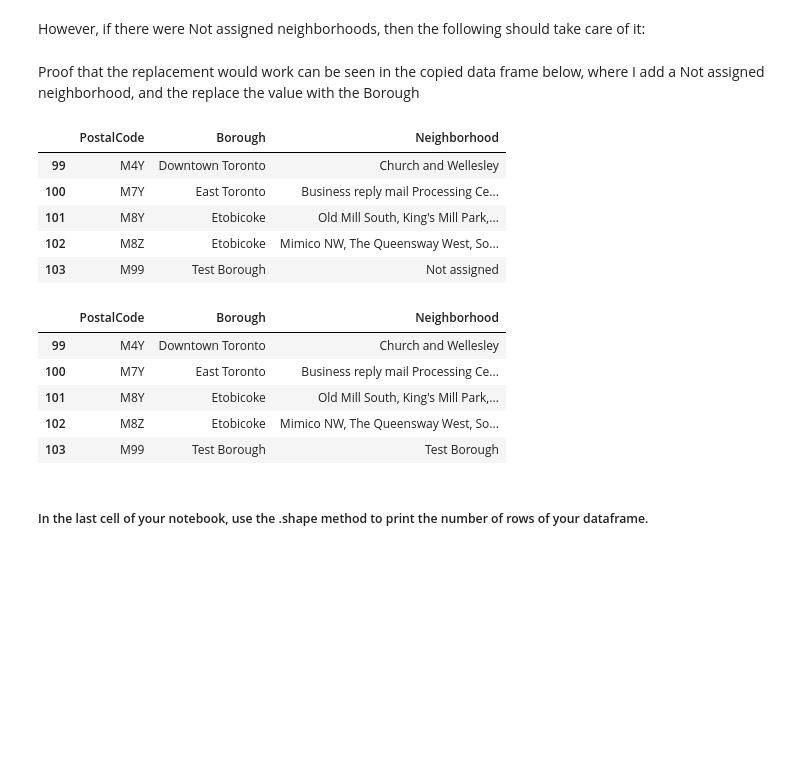
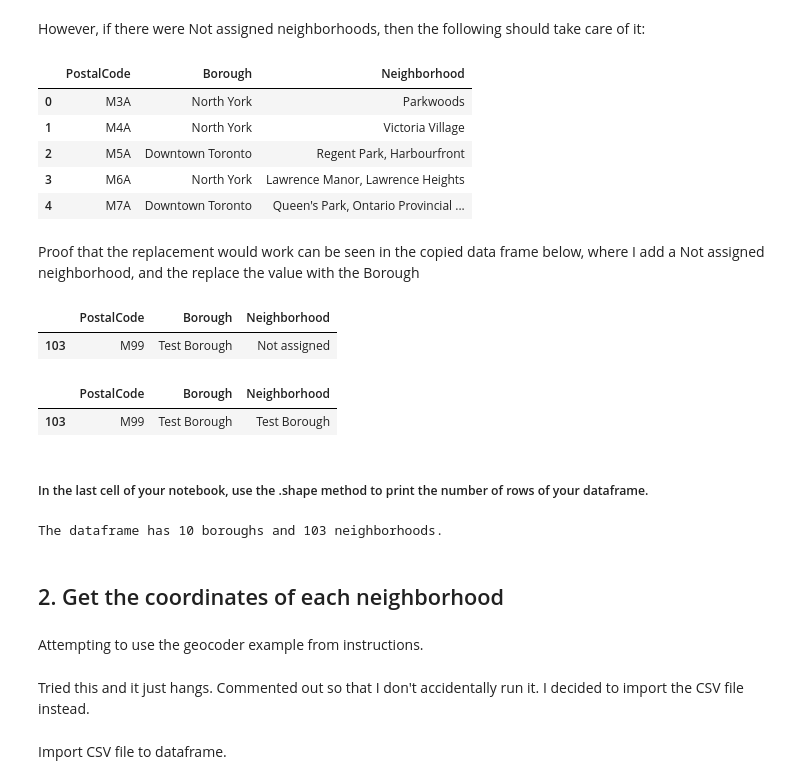
Before and after one commit to benhaworth81/ibmPythonDataScience_Coursera_Capstone, a Jupyter notebook: Segmenting_Clustering_Neighborhoods_Toronto.ipynb, the cells around one changed output. Drawn from its saved outputs; the diff is of its cells as text; code cells hidden in the pictures; blank space fills up the shorter version.

```diff
--- a/Segmenting_Clustering_Neighborhoods_Toronto.ipynb
+++ b/Segmenting_Clustering_Neighborhoods_Toronto.ipynb
@@ -16 +29,9 @@ import numpy as np
+# %%
+# import modules needed for typical data analysis steps
+
+import pandas as pd
+import numpy as np
+
+pd.set_option('display.max_columns', None)
+pd.set_option('display.max_rows', None)
 # %% [markdown]
@@ -30,10 +56,7 @@ Data scraped using Beautiful Soup having looked at several posts:
 # %%
-import requests
-from bs4 import BeautifulSoup
-
 url = 'https://en.wikipedia.org/wiki/List_of_postal_codes_of_Canada:_M'
 
-request = requests.get(URL).text
+request = requests.get(url).text
 soup = BeautifulSoup(request,'lxml')
 
 myTable = soup.find('table',{'class':'wikitable sortable'})
@@ -103,33 +126,44 @@ However, if there were Not assigned neighborhoods, then the following should tak
 dfNeighborhoods['Neighborhood'].loc[(dfNeighborhoods['Neighborhood'] == 'Not assigned')] = dfNeighborhoods['Borough']
 
 dfNeighborhoods.head()
+# %% [output]
+|  | PostalCode | Borough | Neighborhood |
+| 0 | M3A | North York | Parkwoods |
+| 1 | M4A | North York | Victoria Village |
+| 2 | M5A | Downtown Toronto | Regent Park, Harbourfront |
+| 3 | M6A | North York | Lawrence Manor, Lawrence Heights |
+| 4 | M7A | Downtown Toronto | Queen's Park, Ontario Provincial ... |
 # %% [markdown]
 Proof that the replacement would work can be seen in the copied data frame below, where I add a Not assigned neighborhood, and the replace the value with the Borough
 # %%
 dfNeighborhoodsCopy = dfNeighborhoods
 
 row = pd.DataFrame([['M99','Test Borough', 'Not assigned']], columns=['PostalCode', 'Borough', 'Neighborhood'])
 
 dfNeighborhoodsCopy = dfNeighborhoodsCopy.append(row, ignore_index=True)
 
-dfNeighborhoodsCopy.tail()
+dfNeighborhoodsCopy.tail(1)
 # %% [output]
 |  | PostalCode | Borough | Neighborhood |
-| 99 | M4Y | Downtown Toronto | Church and Wellesley |
-| 100 | M7Y | East Toronto | Business reply mail Processing Ce... |
-| 101 | M8Y | Etobicoke | Old Mill South, King's Mill Park,... |
-| 102 | M8Z | Etobicoke | Mimico NW, The Queensway West, So... |
 | 103 | M99 | Test Borough | Not assigned |
 # %%
 dfNeighborhoodsCopy['Neighborhood'].loc[(dfNeighborhoodsCopy['Neighborhood'] == 'Not assigned')] = dfNeighborhoodsCopy['Borough']
 
-dfNeighborhoodsCopy.tail()
+dfNeighborhoodsCopy.tail(1)
 # %% [output]
 |  | PostalCode | Borough | Neighborhood |
-| 99 | M4Y | Downtown Toronto | Church and Wellesley |
-| 100 | M7Y | East Toronto | Business reply mail Processing Ce... |
-| 101 | M8Y | Etobicoke | Old Mill South, King's Mill Park,... |
-| 102 | M8Z | Etobicoke | Mimico NW, The Queensway West, So... |
 | 103 | M99 | Test Borough | Test Borough |
 # %% [markdown]
 ##### In the last cell of your notebook, use the .shape method to print the number of rows of your dataframe.
+# %%
+print('The dataframe has {} boroughs and {} neighborhoods.'.format(
+        len(dfNeighborhoods['Borough'].unique()),
+        dfNeighborhoods.shape[0]
+    )
+)
+# %% [output]
+The dataframe has 10 boroughs and 103 neighborhoods.
+# %% [markdown]
+## 2.  Get the coordinates of each neighborhood
+# %% [markdown]
+Attempting to use the geocoder example from instructions.
@@ -135,0 +187,4 @@ dfNeighborhoodsCopy.tail()
+# %% [markdown]
+Tried this and it just hangs. Commented out so that I don't accidentally run it. I decided to import the CSV file instead.
+# %% [markdown]
+Import CSV file to dataframe.
```
Also changed, not shown: parts of 73 cells of this notebook.
